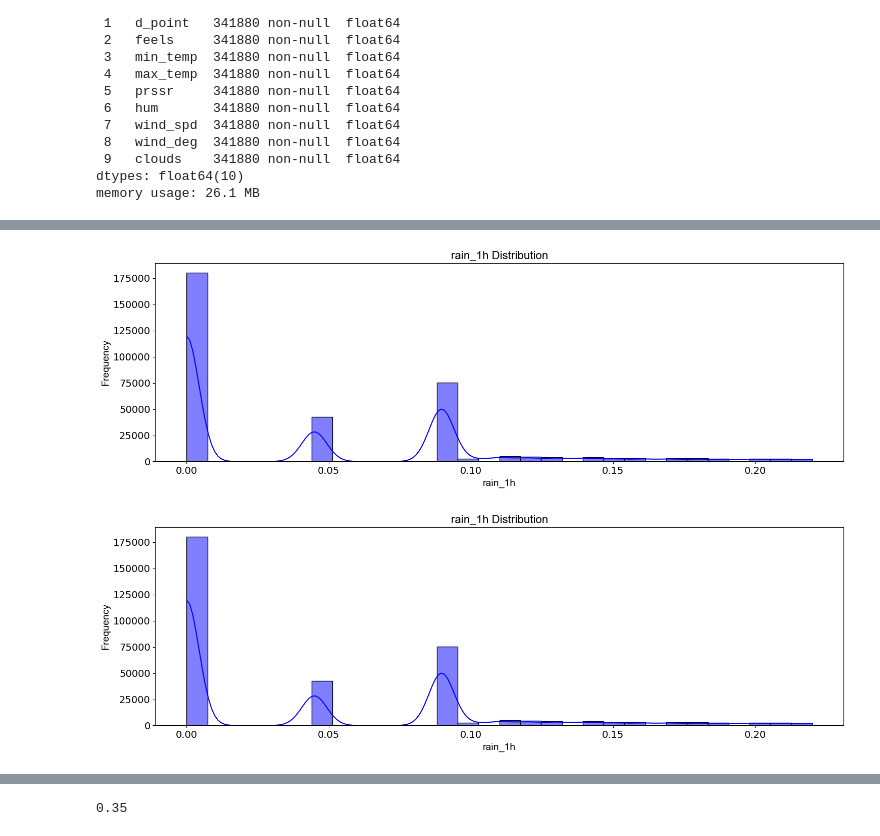
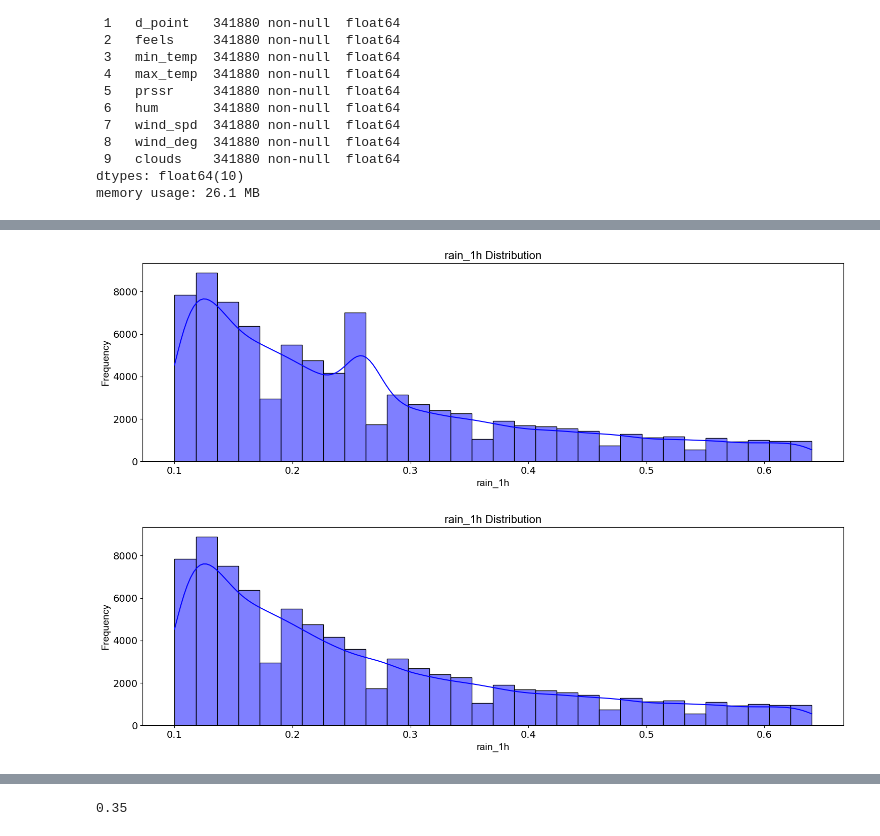
Before and after one commit to aymanrafif/rainforecasting_dq, a Jupyter notebook: data_prep.ipynb, the cells around one changed output, grey strips where cells are left out. Drawn from its saved outputs; the diff is of its cells as text; code cells hidden in the pictures.

Commit message:
updated data and data prep

```diff
--- a/data_prep.ipynb
+++ b/data_prep.ipynb
@@ -375,6 +390,8 @@ train_final.to_csv('data/train_prep.csv', index=False)
+# %%
+filtered_data = medianRain[medianRain['rain_1h'] != 0.0]
 # %%
-plotDistribution(noOutliersTrain, 'rain_1h')
-plotDistribution(medianRain, 'rain_1h')
+plotDistribution(median_filtered, 'rain_1h')
+plotDistribution(filtered_data, 'rain_1h')
 # %% [output]
-[figure, old version]
+[figure, new version]
-[figure, old version]
+[figure, new version]
```
Also changed, not shown: parts of 6 cells of this notebook, 4 other files.
